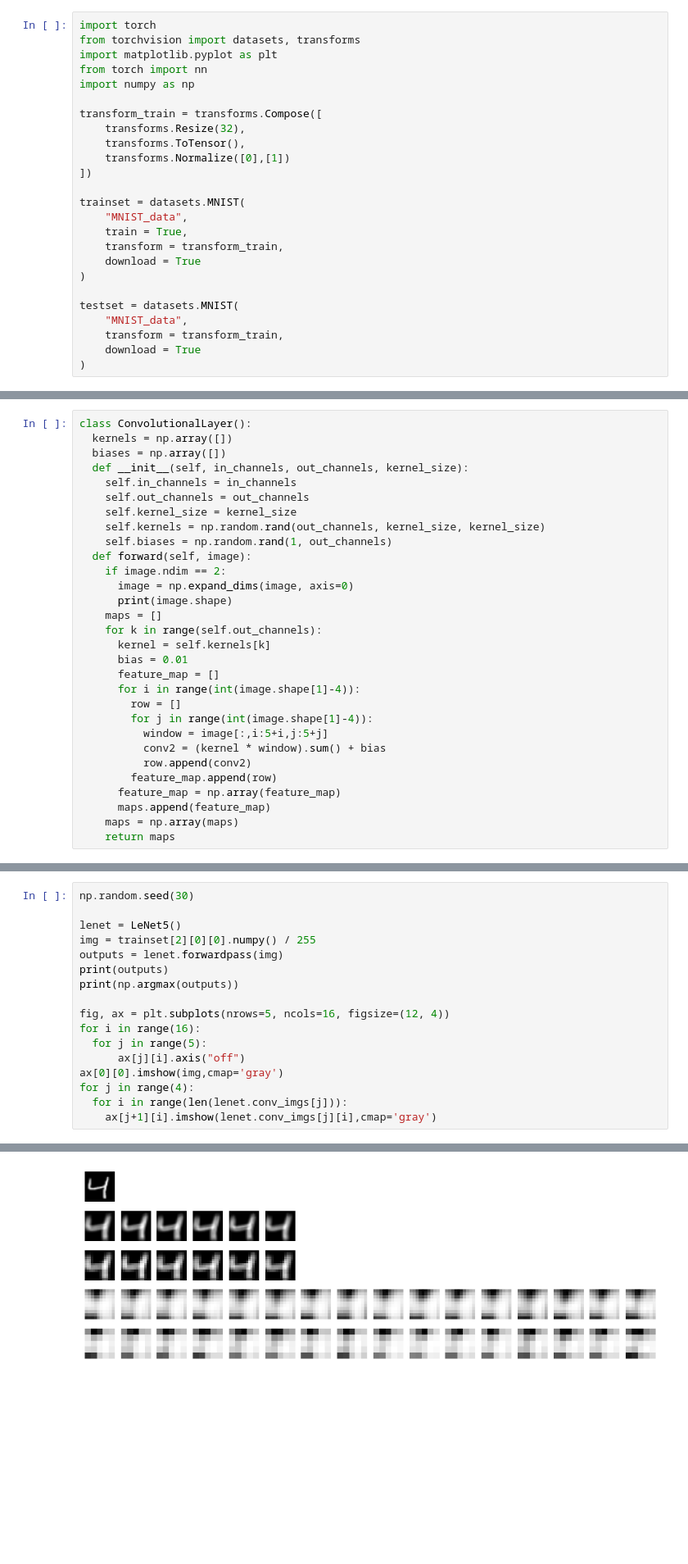
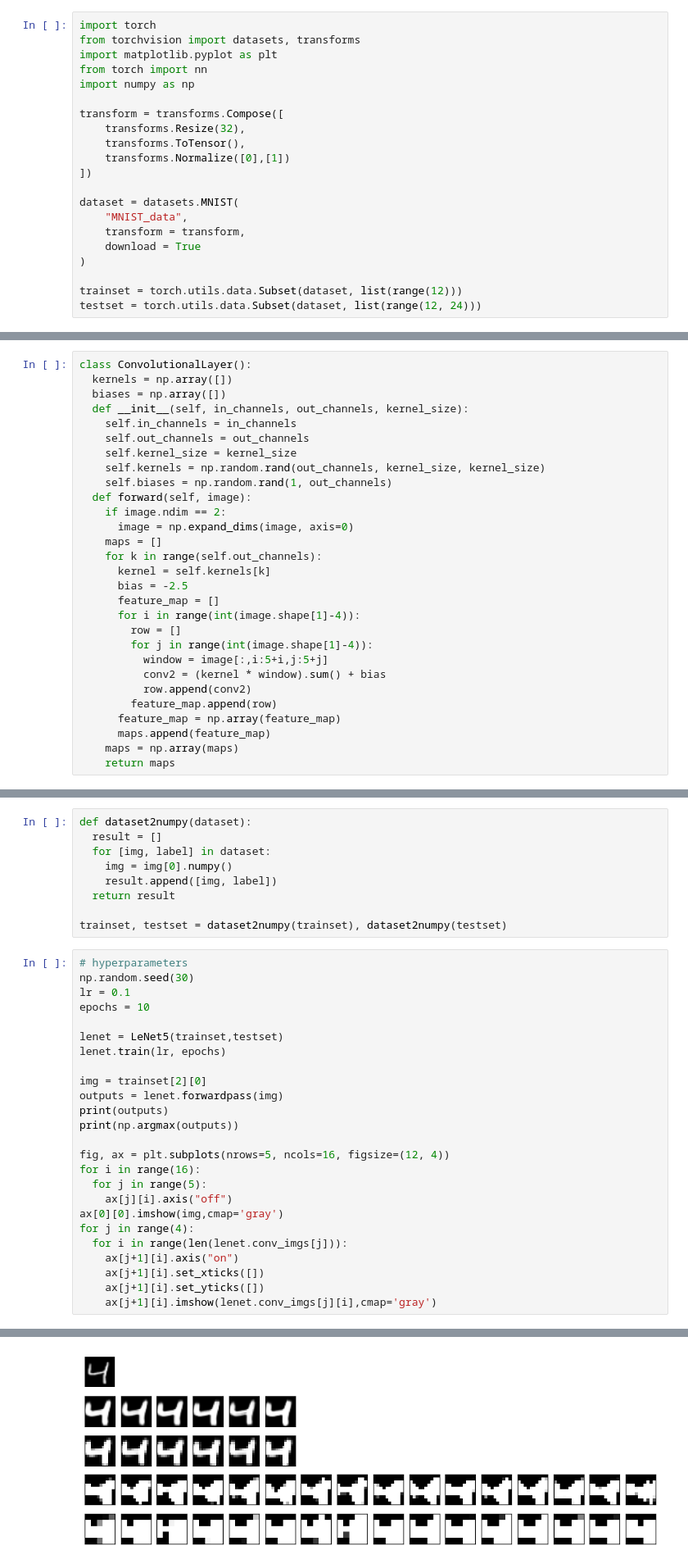
Before and after one commit to VictorFranco/python-lenet-from-scratch, a Jupyter notebook: LeNet5.ipynb, the cells around one changed output, grey strips where cells are left out. Shown: that part at 82% size. Cells and saved outputs as stored; diff of their text form; blank space fills up the shorter version.

```diff
--- a/LeNet5.ipynb
+++ b/LeNet5.ipynb
@@ -11,24 +11,20 @@ import matplotlib.pyplot as plt
 from torch import nn
 import numpy as np
 
-transform_train = transforms.Compose([
+transform = transforms.Compose([
     transforms.Resize(32),
     transforms.ToTensor(),
     transforms.Normalize([0],[1])
 ])
 
-trainset = datasets.MNIST(
+dataset = datasets.MNIST(
     "MNIST_data",
-    train = True,
-    transform = transform_train,
+    transform = transform,
     download = True
 )
 
-testset = datasets.MNIST(
-    "MNIST_data",
-    transform = transform_train,
-    download = True
-)
+trainset = torch.utils.data.Subset(dataset, list(range(12)))
+testset = torch.utils.data.Subset(dataset, list(range(12, 24)))
 # %% [output]
 Downloading http://yann.lecun.com/exdb/mnist/train-images-idx3-ubyte.gz
 Downloading http://yann.lecun.com/exdb/mnist/train-images-idx3-ubyte.gz to MNIST_data/MNIST/raw/train-images-idx3-ubyte.gz
@@ -71,11 +67,10 @@ class ConvolutionalLayer():
   def forward(self, image):
     if image.ndim == 2:
       image = np.expand_dims(image, axis=0)
-      print(image.shape)
     maps = []
     for k in range(self.out_channels):
       kernel = self.kernels[k]
-      bias = 0.01
+      bias = -2.5
       feature_map = []
       for i in range(int(image.shape[1]-4)):
         row = []
@@ -146,8 +188,22 @@ class LeNet5():
+# %%
+def dataset2numpy(dataset):
+  result = []
+  for [img, label] in dataset:
+    img = img[0].numpy()
+    result.append([img, label])
+  return result
+
+trainset, testset = dataset2numpy(trainset), dataset2numpy(testset)
 # %%
+# hyperparameters
 np.random.seed(30)
+lr = 0.1
+epochs = 10
 
-lenet = LeNet5()
-img = trainset[2][0][0].numpy() / 255
+lenet = LeNet5(trainset,testset)
+lenet.train(lr, epochs)
+
+img = trainset[2][0]
 outputs = lenet.forwardpass(img)
 print(outputs)
 print(np.argmax(outputs))
@@ -155,9 +211,12 @@ print(np.argmax(outputs))
 fig, ax = plt.subplots(nrows=5, ncols=16, figsize=(12, 4))
 for i in range(16):
   for j in range(5):
-      ax[j][i].axis("off")
+    ax[j][i].axis("off")
 ax[0][0].imshow(img,cmap='gray')
 for j in range(4):
   for i in range(len(lenet.conv_imgs[j])):
+    ax[j+1][i].axis("on")
+    ax[j+1][i].set_xticks([])
+    ax[j+1][i].set_yticks([])
     ax[j+1][i].imshow(lenet.conv_imgs[j][i],cmap='gray')
 # %% [output]
@@ -168 +226 @@ for j in range(4):
-[figure, old version]
+[figure, new version]
```
Also changed, not shown: parts of 2 cells of this notebook.
